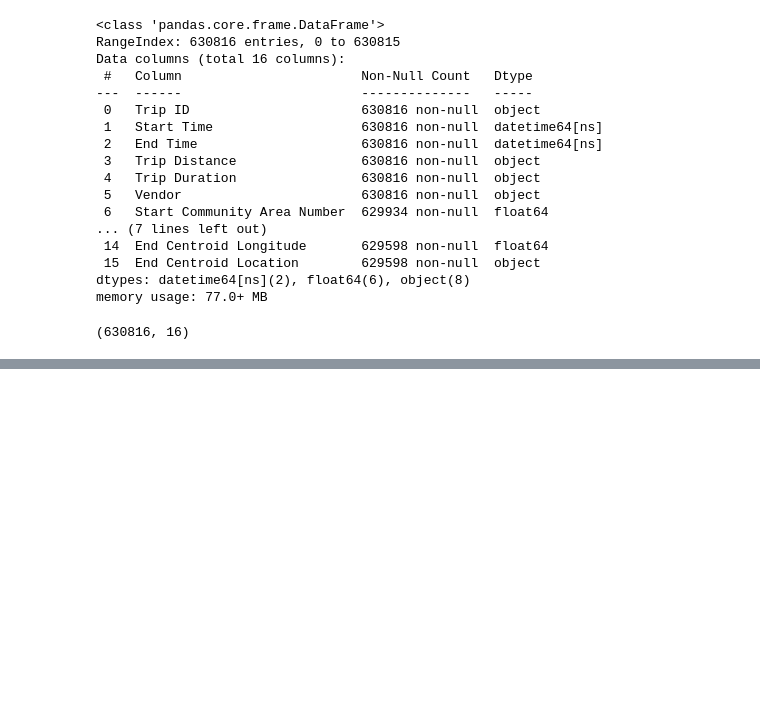
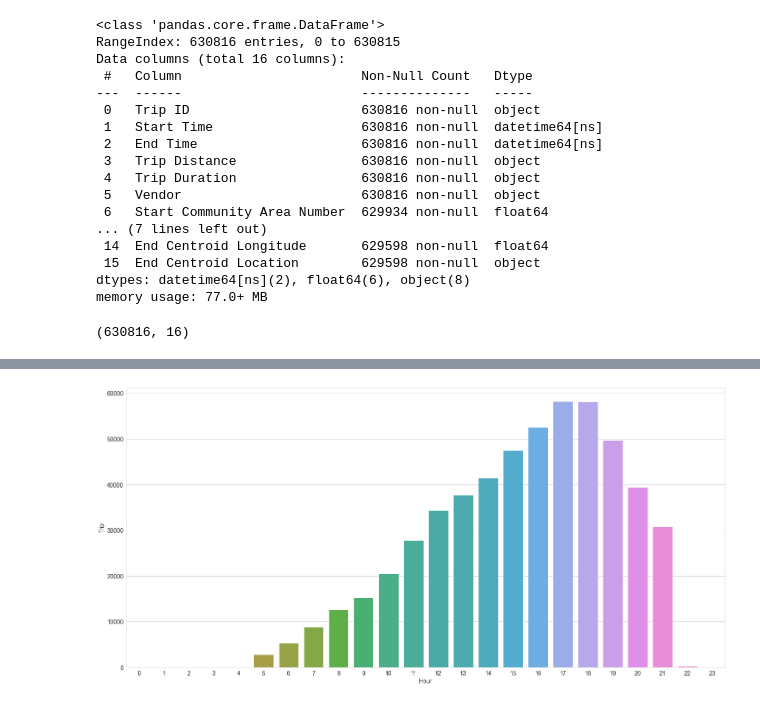
Before and after one commit to omar-alkc/E-scooter-2020, a Jupyter notebook: E-scooter notebook.ipynb, the cells around one changed output, grey strips where cells are left out. Saved outputs shown, nothing was run; the diff lists cells and outputs as text; code cells hidden in the pictures; blank space fills up the shorter version.

```diff
--- a/E-scooter notebook.ipynb
+++ b/E-scooter notebook.ipynb
@@ -202,4 +297,5 @@ plt.show()
 # %%
 df['Hour'] = df['Start Time'].dt.hour
 df_by_hour = df.groupby('Hour')['Trip ID'].count().reset_index()
-df_by_hour
+df_by_hour.columns = ['Hour','Trip']
+print(df_by_hour)
@@ -206,3 +320,6 @@ df_by_hour
 # %%
-sns.barplot(data=df_by_hour,x='Hour',y='Trip ID')
+sns.barplot(data=df_by_hour,x='Hour',y='Trip')
+
 plt.show()
+# %% [output]
+[figure, added]
```
Also changed, not shown: parts of 34 cells of this notebook.
